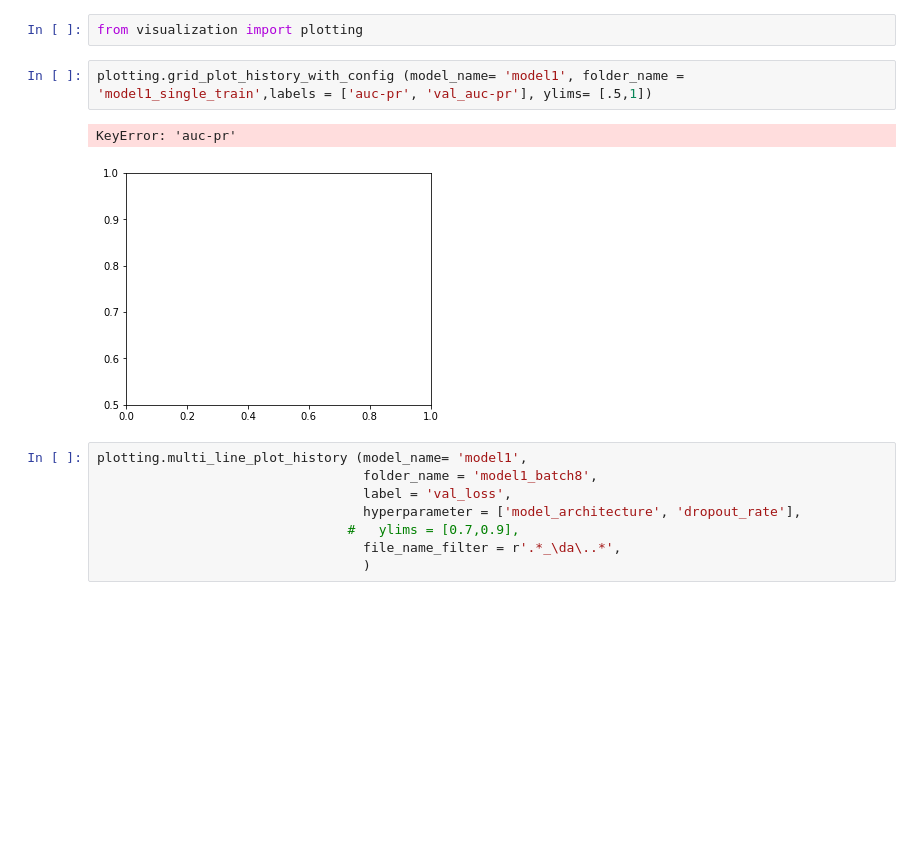
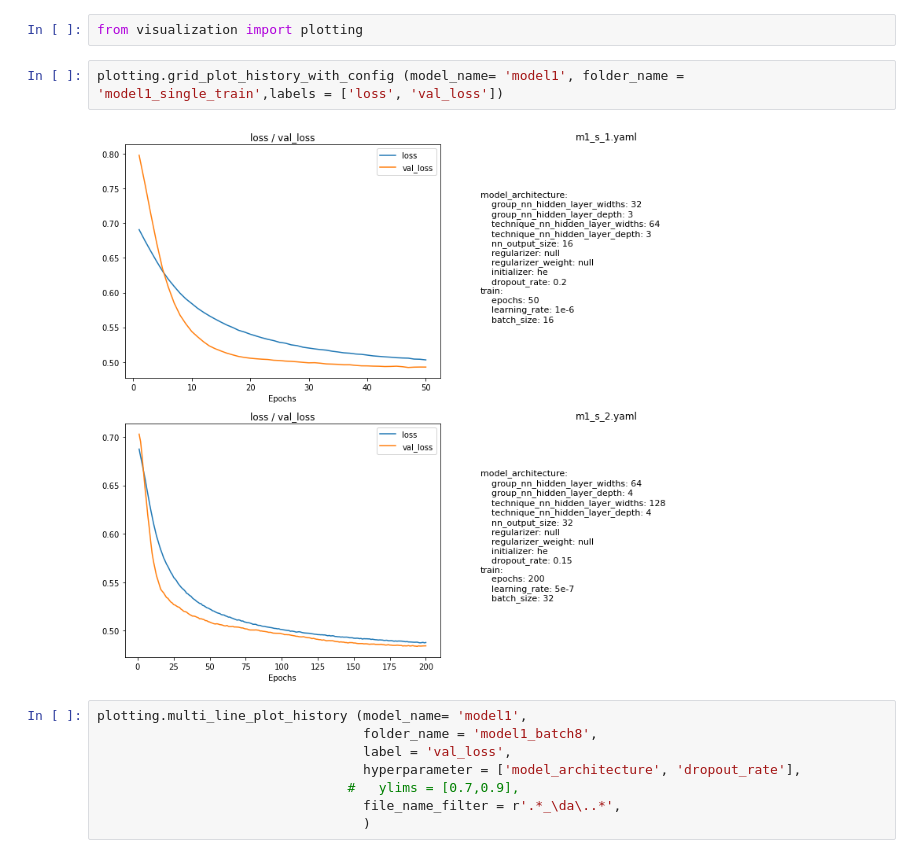
Before and after one commit to hcvu1050/hieuchivu-gt24-repo2, a Jupyter notebook: notebooks/plot_test.ipynb, the cells around one changed output. Cells and saved outputs as stored; diff of their text form; blank space fills up the shorter version.

```diff
--- a/notebooks/plot_test.ipynb
+++ b/notebooks/plot_test.ipynb
@@ -8,10 +8,9 @@ import matplotlib.pyplot as plt
 # %%
 from visualization import plotting
 # %%
-plotting.grid_plot_history_with_config (model_name= 'model1', folder_name = 'model1_single_train',labels = ['auc-pr', 'val_auc-pr'], ylims= [.5,1])
+plotting.grid_plot_history_with_config (model_name= 'model1', folder_name = 'model1_single_train',labels = ['loss', 'val_loss'])
 # %% [output]
-KeyError: 'auc-pr'
-[figure, old version]
+[figure, new version]
 # %%
 plotting.multi_line_plot_history (model_name= 'model1',
                                   folder_name = 'model1_batch8',
```
Also changed, not shown: 23 other files.
